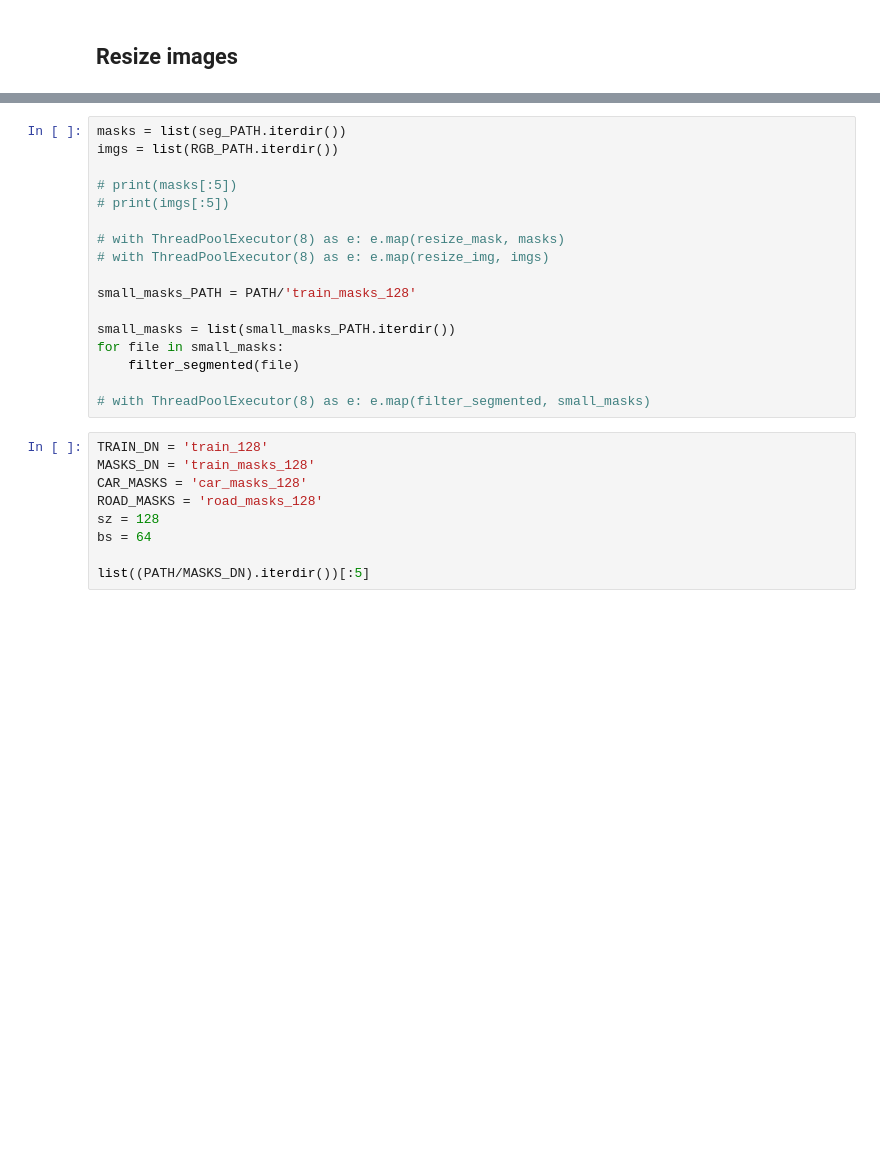
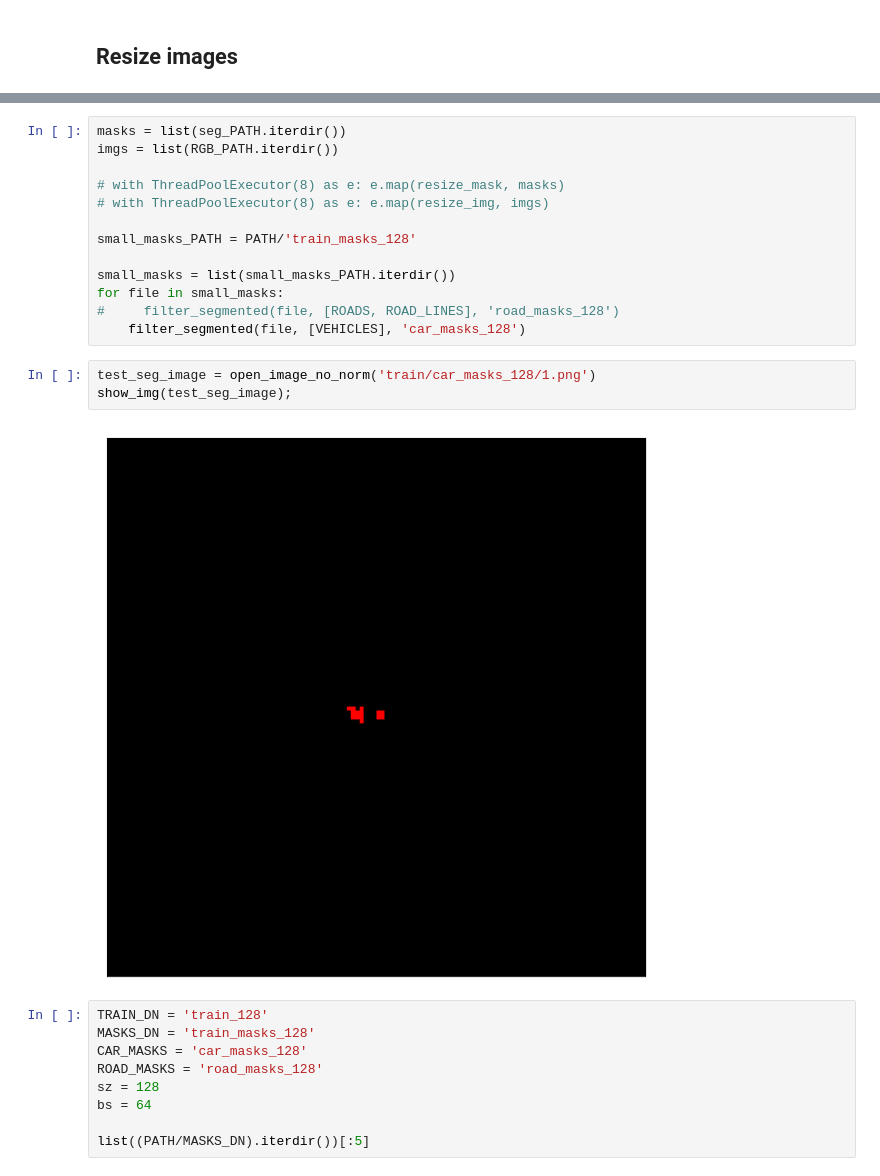
Before and after one commit to thedch/lyft-challenge, a Jupyter notebook: lyft.ipynb, the cells around one changed output, grey strips where cells are left out. Saved outputs shown, nothing was run; the diff lists cells and outputs as text; blank space fills up the shorter version.

```diff
--- a/lyft.ipynb
+++ b/lyft.ipynb
@@ -197,9 +162,6 @@ def filter_segmented(filename, values=[ROADS, ROAD_LINES]):
 # %%
 masks = list(seg_PATH.iterdir())
 imgs = list(RGB_PATH.iterdir())
-
-# print(masks[:5])
-# print(imgs[:5])
 
 # with ThreadPoolExecutor(8) as e: e.map(resize_mask, masks)
 # with ThreadPoolExecutor(8) as e: e.map(resize_img, imgs)
@@ -208,9 +170,13 @@ small_masks_PATH = PATH/'train_masks_128'
 
 small_masks = list(small_masks_PATH.iterdir())
 for file in small_masks:
-    filter_segmented(file)
-
-# with ThreadPoolExecutor(8) as e: e.map(filter_segmented, small_masks)
+#     filter_segmented(file, [ROADS, ROAD_LINES], 'road_masks_128')
+    filter_segmented(file, [VEHICLES], 'car_masks_128')
+# %%
+test_seg_image = open_image_no_norm('train/car_masks_128/1.png')
+show_img(test_seg_image);
+# %% [output]
+[figure, added]
 # %%
 TRAIN_DN = 'train_128'
 MASKS_DN = 'train_masks_128'
```
Also changed, not shown: parts of 10 cells of this notebook.
